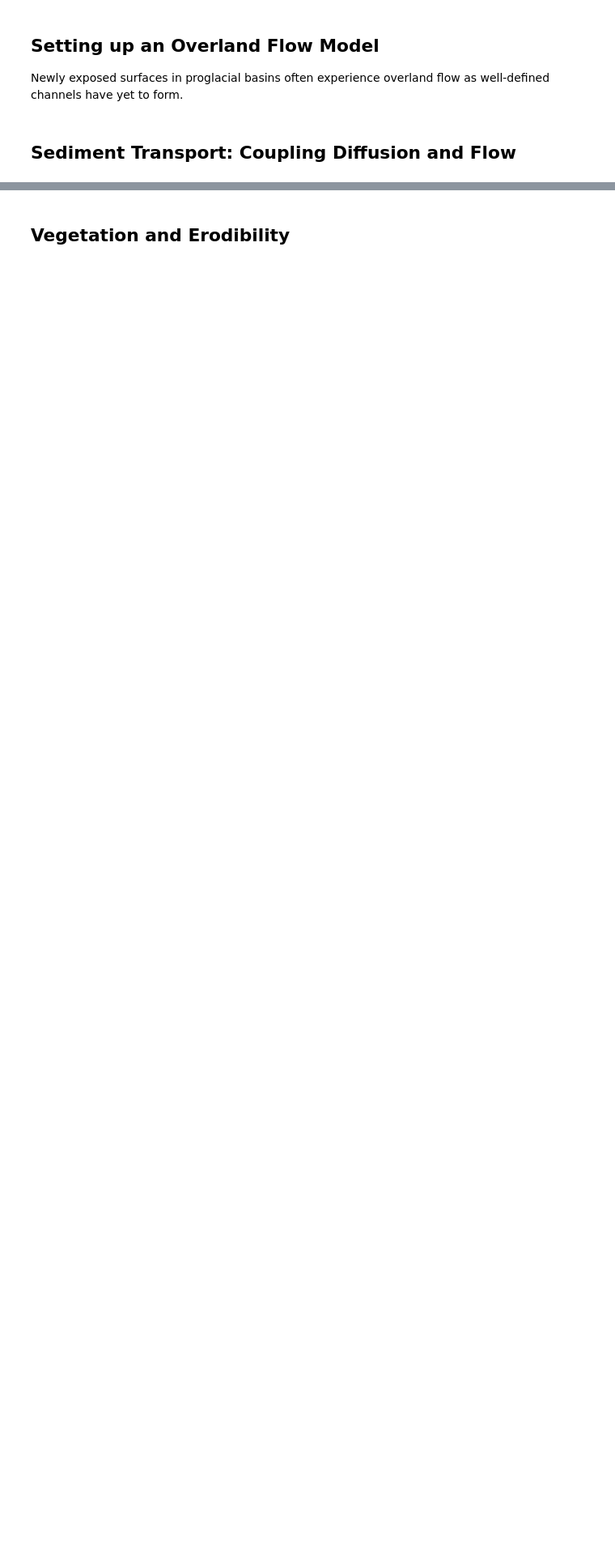
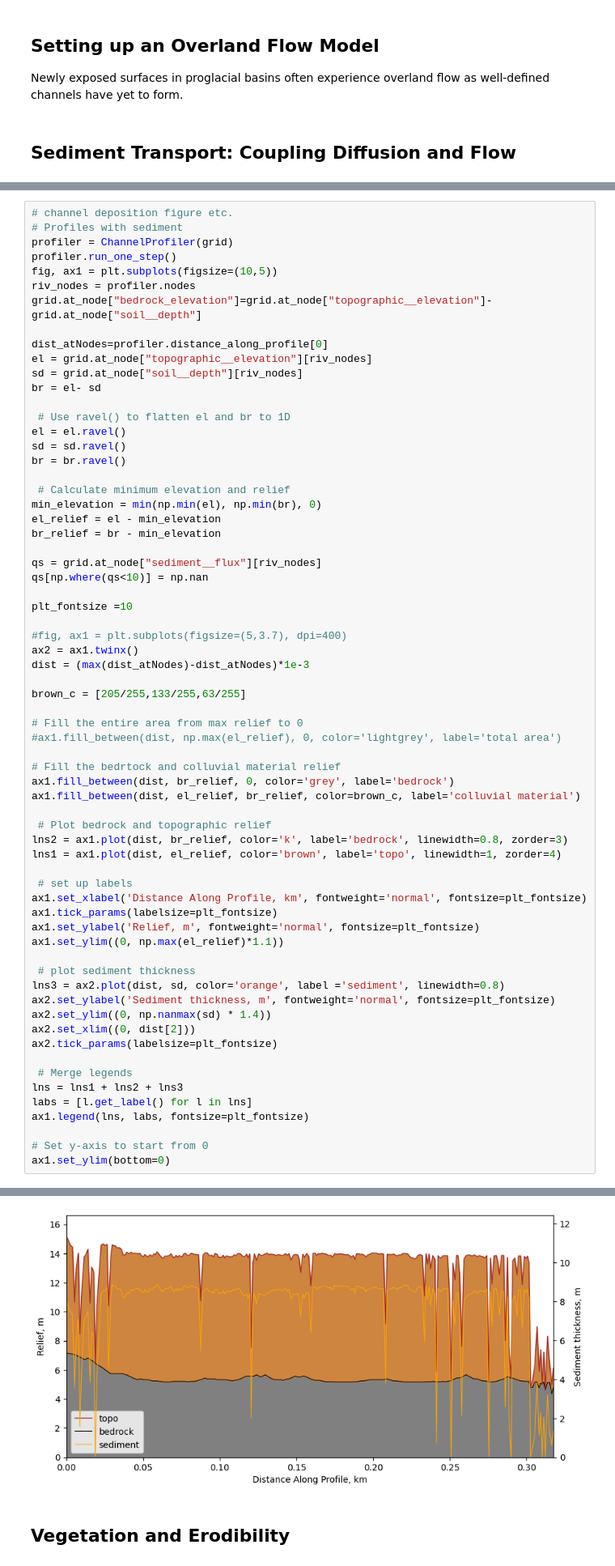
Before and after one commit to shaylatriant/2025-glacier-outbursts, a Jupyter notebook: post_glacial_lab.ipynb, the cells around one changed output, grey strips where cells are left out. Shown at 81% size. Drawn from its saved outputs; the diff is of its cells as text; blank space fills up the shorter version.

```diff
--- a/post_glacial_lab.ipynb
+++ b/post_glacial_lab.ipynb
@@ -154,0 +296,67 @@ Newly exposed surfaces in proglacial basins often experience overland flow as we
+# %%
+# channel deposition figure etc.
+# Profiles with sediment
+profiler = ChannelProfiler(grid)
+profiler.run_one_step()
+fig, ax1 = plt.subplots(figsize=(10,5))
+riv_nodes = profiler.nodes
+grid.at_node["bedrock_elevation"]=grid.at_node["topographic__elevation"]-grid.at_node["soil__depth"]
+
+dist_atNodes=profiler.distance_along_profile[0]
+el = grid.at_node["topographic__elevation"][riv_nodes]
+sd = grid.at_node["soil__depth"][riv_nodes]
+br = el- sd
+
+ # Use ravel() to flatten el and br to 1D
+el = el.ravel()
+sd = sd.ravel()
+br = br.ravel()
+
+ # Calculate minimum elevation and relief
+min_elevation = min(np.min(el), np.min(br), 0)
+el_relief = el - min_elevation
+br_relief = br - min_elevation
+
+qs = grid.at_node["sediment__flux"][riv_nodes]
+qs[np.where(qs<10)] = np.nan
+
+plt_fontsize =10
+
+#fig, ax1 = plt.subplots(figsize=(5,3.7), dpi=400)
+ax2 = ax1.twinx()
+dist = (max(dist_atNodes)-dist_atNodes)*1e-3
+
+brown_c = [205/255,133/255,63/255]
+
+# Fill the entire area from max relief to 0
+#ax1.fill_between(dist, np.max(el_relief), 0, color='lightgrey', label='total area')
+
+# Fill the bedrtock and colluvial material relief
+ax1.fill_between(dist, br_relief, 0, color='grey', label='bedrock')
+ax1.fill_between(dist, el_relief, br_relief, color=brown_c, label='colluvial material')
+
+ # Plot bedrock and topographic relief
+lns2 = ax1.plot(dist, br_relief, color='k', label='bedrock', linewidth=0.8, zorder=3)
+lns1 = ax1.plot(dist, el_relief, color='brown', label='topo', linewidth=1, zorder=4)
+
+ # set up labels
+ax1.set_xlabel('Distance Along Profile, km', fontweight='normal', fontsize=plt_fontsize)
+ax1.tick_params(labelsize=plt_fontsize)
+ax1.set_ylabel('Relief, m', fontweight='normal', fontsize=plt_fontsize)
+ax1.set_ylim((0, np.max(el_relief)*1.1))
+
+ # plot sediment thickness
+lns3 = ax2.plot(dist, sd, color='orange', label ='sediment', linewidth=0.8)
+ax2.set_ylabel('Sediment thickness, m', fontweight='normal', fontsize=plt_fontsize)
+ax2.set_ylim((0, np.nanmax(sd) * 1.4))
+ax2.set_xlim((0, dist[2]))
+ax2.tick_params(labelsize=plt_fontsize)
+
+ # Merge legends
+lns = lns1 + lns2 + lns3
+labs = [l.get_label() for l in lns]
+ax1.legend(lns, labs, fontsize=plt_fontsize)
+
+# Set y-axis to start from 0
+ax1.set_ylim(bottom=0)
+# %% [output]
@@ -155,3 +364,4 @@ Newly exposed surfaces in proglacial basins often experience overland flow as we
+[figure, added]
 # %% [markdown]
 ## Vegetation and Erodibility
 # %% [markdown]
```
Also changed, not shown: parts of 8 cells of this notebook.
